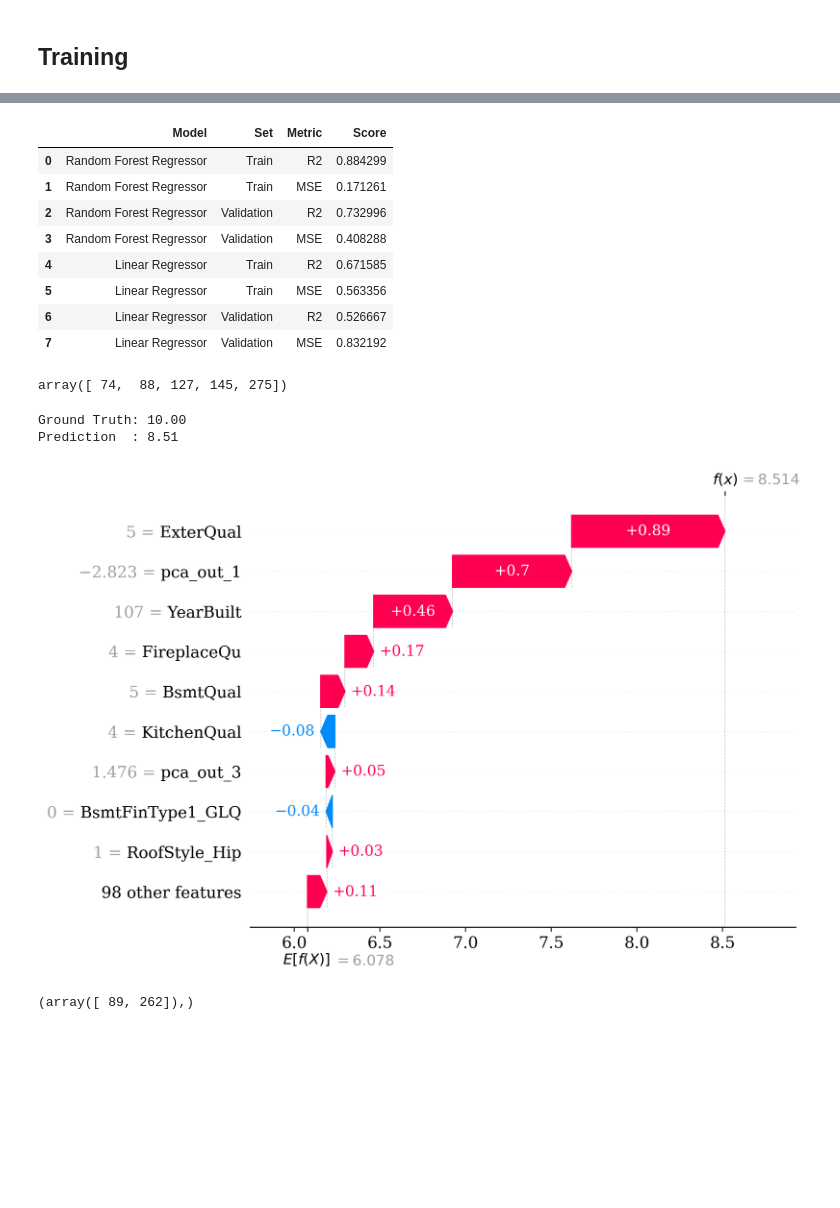
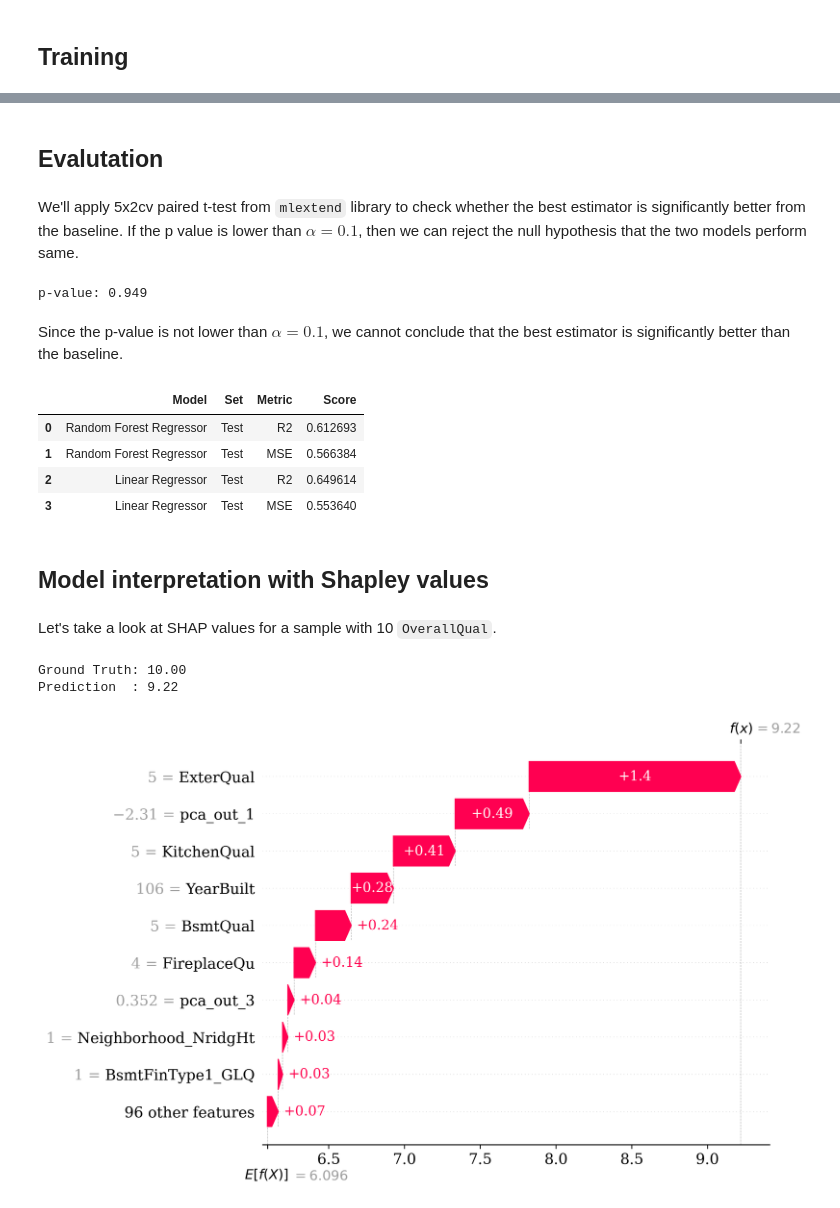
Before and after one commit to bdsaglam/di501, a Jupyter notebook: term-project/nbs/nb2-training.ipynb, the cells around one changed output, grey strips where cells are left out. Cells and saved outputs as stored; diff of their text form; code cells hidden in the pictures; blank space fills up the shorter version.

```diff
--- a/term-project/nbs/nb2-training.ipynb
+++ b/term-project/nbs/nb2-training.ipynb
@@ -547,5 +582,10 @@ savefig('shap-cumulative-feature-importance')
 # %%
 best_categorical_variables = fidf.index.values[:17]
+
+x_train_pre = x_train
 x_train = x_train.drop(columns=set(ORDINALS+NOMINALS).difference(best_categorical_variables), errors='ignore')
+
+x_test_pre = x_test
+x_test = x_test.drop(columns=set(ORDINALS+NOMINALS).difference(best_categorical_variables), errors='ignore')
 # %% [markdown]
 ## Training
@@ -554,0 +594,2 @@ search_result_df[['estimator_name',	'params', 'r2', 'mse']].display()
+# %%
+search_result_df = train_models(x_train, y_train)
@@ -555,10 +616,19 @@ search_result_df[['estimator_name',	'params', 'r2', 'mse']].display()
+# %%
+best_estimator = search_result_df.iloc[0]['estimator']
+lin_reg_estimator = search_result_df[search_result_df['estimator_name']=='LinearRegression'].iloc[0]['estimator']
 # %%
 preprocessor = make_preprocessor(x_train)
 model = best_estimator.named_steps['model']
 
-x_val_proc = pd.DataFrame(preprocessor.transform(x_val), columns=preprocessor.feature_names_out_)
-y_val_proc = y_val.values.ravel()
+x_test_proc = pd.DataFrame(preprocessor.transform(x_test), columns=preprocessor.feature_names_out_)
+y_test_proc = y_test.values.ravel()
 
-y_val_pred = model.predict(x_val_proc.values)
+y_test_pred = model.predict(x_test_proc.values)
 
-shap_result = compute_shap(model, x_val_proc)
+shap_result = compute_shap(model, x_test_proc)
+# %% [markdown]
+## Evalutation
+# %% [markdown]
+We'll apply 5x2cv paired t-test from `mlextend` library to check whether the best estimator
+is significantly better from the baseline. If the p value is lower than $\alpha=0.1$,
+then we can reject the null hypothesis that the two models perform same.
@@ -565,41 +738,43 @@ shap_result = compute_shap(model, x_val_proc)
+# %%
+_, pvalue = paired_ttest_5x2cv(
+    estimator1=best_estimator,
+    estimator2=lin_reg_estimator,
+    X=x_train.copy(),
+    y=y_train.copy().values.ravel(),
+    random_seed=42
+)
+print(f'p-value: {pvalue:.3f}')
+# %% [output]
+p-value: 0.949
+# %% [markdown]
+Since the p-value is not lower than $\alpha=0.1$, we cannot conclude that the best estimator is significantly better than the baseline.
 # %%
-lin_reg_estimator = search_result_df.loc[18, 'best_estimator']
-
 score_comp_df = pd.DataFrame(
     data=[
         (estimator_name, split_name, metric_name, metric(estimator.predict(x), y.values.ravel()))
         for estimator_name, estimator in [('Random Forest Regressor', best_estimator), ('Linear Regressor', lin_reg_estimator)]
-        for split_name, x, y in [('Train', x_train, y_train), ('Validation', x_val, y_val)]
+        for split_name, x, y in [('Test', x_test, y_test)]
         for metric_name, metric in [('R2', r2_score), ('MSE', mean_squared_error)]
     ],
     columns=['Model', 'Set', 'Metric',  'Score']
 )
 score_comp_df.display()
-# print(score_comp_df.to_latex(index=False))
 # %% [output]
 |  | Model | Set | Metric | Score |
-| 0 | Random Forest Regressor | Train | R2 | 0.884299 |
-| 1 | Random Forest Regressor | Train | MSE | 0.171261 |
-| 2 | Random Forest Regressor | Validation | R2 | 0.732996 |
-| 3 | Random Forest Regressor | Validation | MSE | 0.408288 |
-| 4 | Linear Regressor | Train | R2 | 0.671585 |
-| 5 | Linear Regressor | Train | MSE | 0.563356 |
-| 6 | Linear Regressor | Validation | R2 | 0.526667 |
-| 7 | Linear Regressor | Validation | MSE | 0.832192 |
+| 0 | Random Forest Regressor | Test | R2 | 0.612693 |
+| 1 | Random Forest Regressor | Test | MSE | 0.566384 |
+| 2 | Linear Regressor | Test | R2 | 0.649614 |
+| 3 | Linear Regressor | Test | MSE | 0.553640 |
-# %%
-np.where(y_val_proc==10)[0]
-# %% [output]
-array([ 74,  88, 127, 145, 275])
+# %% [markdown]
+## Model interpretation with Shapley values
+# %% [markdown]
+Let's take a look at SHAP values for a sample with 10 `OverallQual`.
 # %%
-idx = 127
-print(f'Ground Truth: {y_val_proc[idx]:.2f}')
-print(f'Prediction  : {y_val_pred[idx]:.2f}')
+idx = np.random.choice(np.where(y_test_proc==10)[0])
+print(f'Ground Truth: {y_test_proc[idx]:.2f}')
+print(f'Prediction  : {y_test_pred[idx]:.2f}')
 shap.plots.waterfall(shap_result[idx])
 # %% [output]
 Ground Truth: 10.00
-Prediction  : 8.51
+Prediction  : 9.22
-[figure, old version]
+[figure, new version]
-# %%
-np.where(y_val_proc==3)
-# %% [output]
-(array([ 89, 262]),)
```
Also changed, not shown: parts of 39 cells of this notebook, 20 other files.
